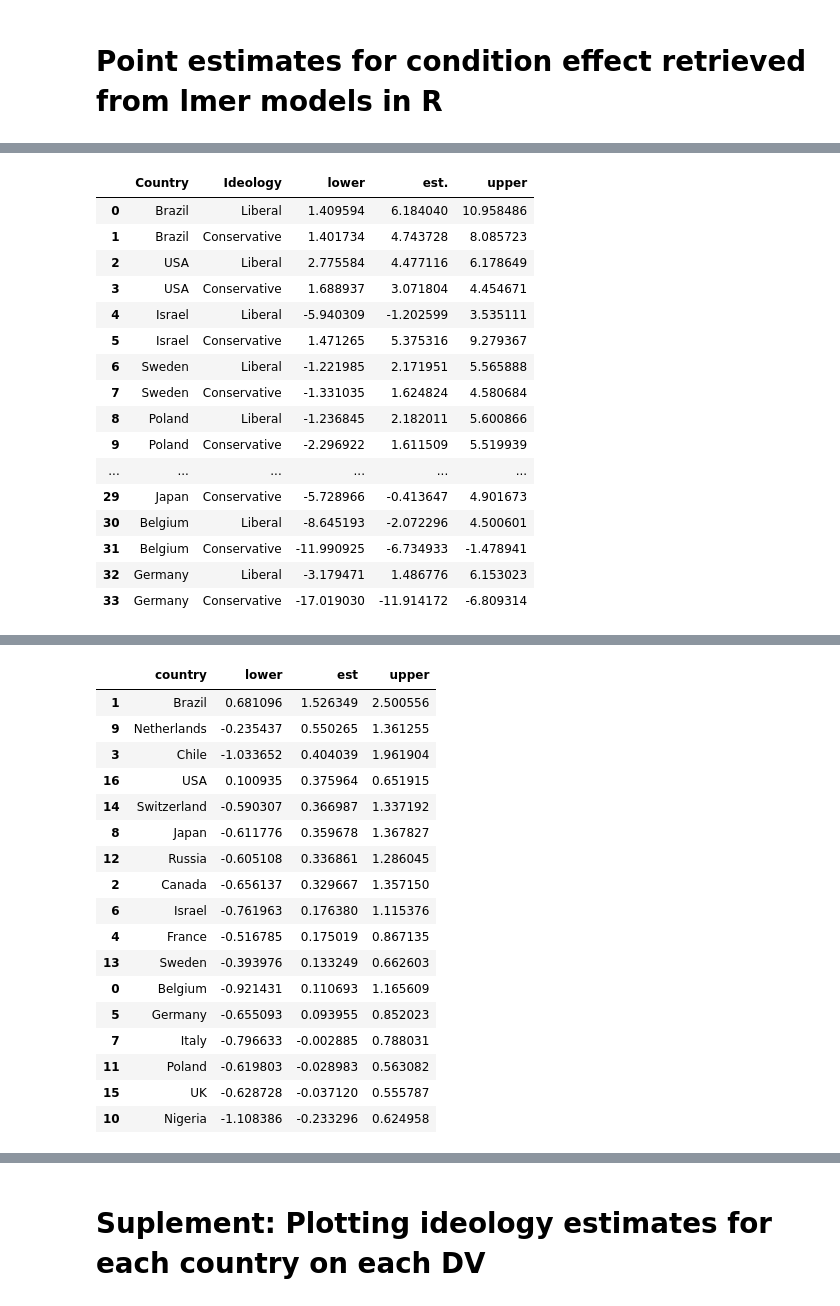
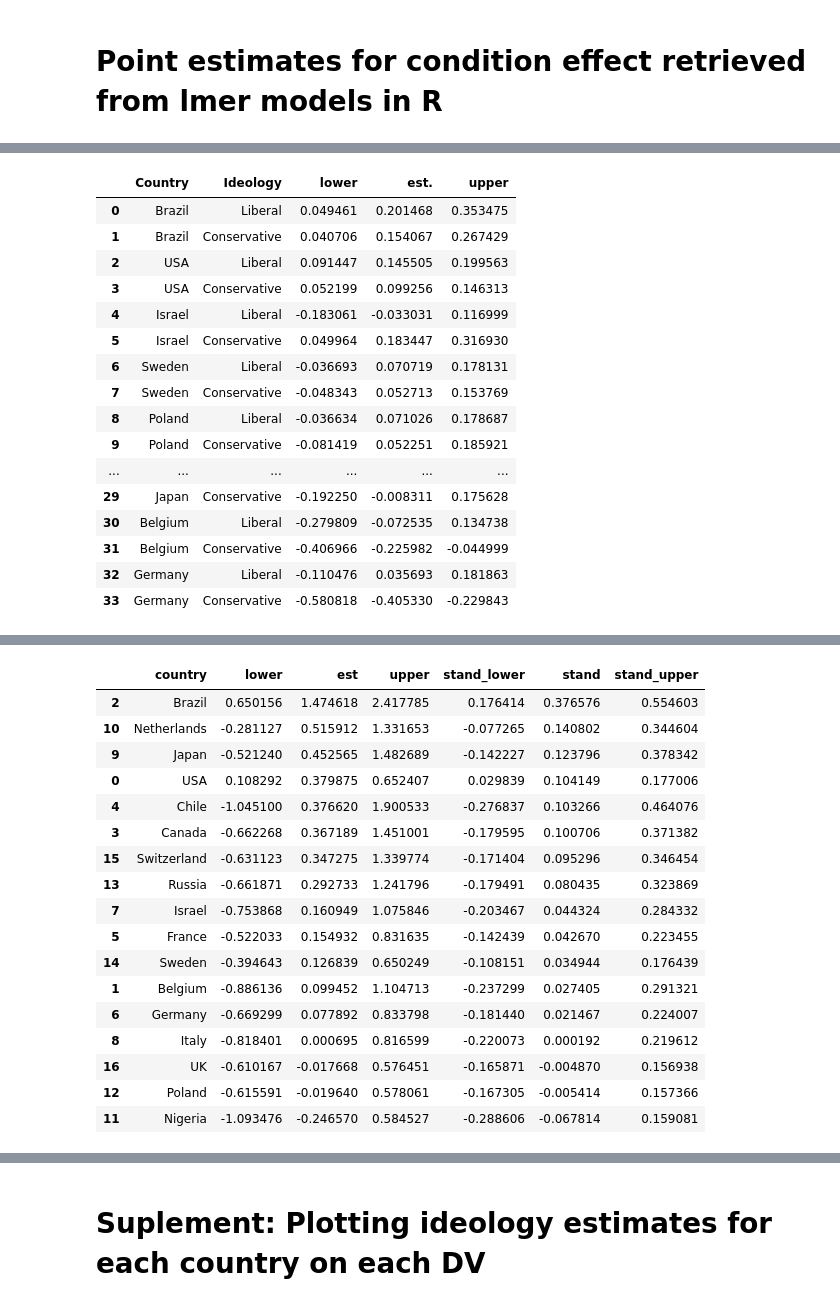
Before and after one commit to katherineannemason/System-Sanctioned-Change, a Jupyter notebook: 17 Country Analyses/Syst_Sanct_PointPlots.ipynb, the cells around one changed output, grey strips where cells are left out. Drawn from its saved outputs; the diff is of its cells as text; code cells hidden in the pictures.

```diff
--- a/17 Country Analyses/Syst_Sanct_PointPlots.ipynb
+++ b/17 Country Analyses/Syst_Sanct_PointPlots.ipynb
@@ -277,26 +280,26 @@ plt.show()
 # %%
 # Policy with ideology included
 
-Lib_Con_Policy = pd.read_excel("Lib_Con_Policy.xlsx")
+Lib_Con_Policy = pd.read_csv("Lib_Con_Policy_Stand.csv")
 Lib_Con_Policy
 # %% [output]
 |  | Country | Ideology | lower | est. | upper |
-| 0 | Brazil | Liberal | 1.409594 | 6.184040 | 10.958486 |
-| 1 | Brazil | Conservative | 1.401734 | 4.743728 | 8.085723 |
-| 2 | USA | Liberal | 2.775584 | 4.477116 | 6.178649 |
-| 3 | USA | Conservative | 1.688937 | 3.071804 | 4.454671 |
-| 4 | Israel | Liberal | -5.940309 | -1.202599 | 3.535111 |
-| 5 | Israel | Conservative | 1.471265 | 5.375316 | 9.279367 |
-| 6 | Sweden | Liberal | -1.221985 | 2.171951 | 5.565888 |
-| 7 | Sweden | Conservative | -1.331035 | 1.624824 | 4.580684 |
-| 8 | Poland | Liberal | -1.236845 | 2.182011 | 5.600866 |
-| 9 | Poland | Conservative | -2.296922 | 1.611509 | 5.519939 |
+| 0 | Brazil | Liberal | 0.049461 | 0.201468 | 0.353475 |
+| 1 | Brazil | Conservative | 0.040706 | 0.154067 | 0.267429 |
+| 2 | USA | Liberal | 0.091447 | 0.145505 | 0.199563 |
+| 3 | USA | Conservative | 0.052199 | 0.099256 | 0.146313 |
+| 4 | Israel | Liberal | -0.183061 | -0.033031 | 0.116999 |
+| 5 | Israel | Conservative | 0.049964 | 0.183447 | 0.316930 |
+| 6 | Sweden | Liberal | -0.036693 | 0.070719 | 0.178131 |
+| 7 | Sweden | Conservative | -0.048343 | 0.052713 | 0.153769 |
+| 8 | Poland | Liberal | -0.036634 | 0.071026 | 0.178687 |
+| 9 | Poland | Conservative | -0.081419 | 0.052251 | 0.185921 |
 | ... | ... | ... | ... | ... | ... |
-| 29 | Japan | Conservative | -5.728966 | -0.413647 | 4.901673 |
-| 30 | Belgium | Liberal | -8.645193 | -2.072296 | 4.500601 |
-| 31 | Belgium | Conservative | -11.990925 | -6.734933 | -1.478941 |
-| 32 | Germany | Liberal | -3.179471 | 1.486776 | 6.153023 |
-| 33 | Germany | Conservative | -17.019030 | -11.914172 | -6.809314 |
+| 29 | Japan | Conservative | -0.192250 | -0.008311 | 0.175628 |
+| 30 | Belgium | Liberal | -0.279809 | -0.072535 | 0.134738 |
+| 31 | Belgium | Conservative | -0.406966 | -0.225982 | -0.044999 |
+| 32 | Germany | Liberal | -0.110476 | 0.035693 | 0.181863 |
+| 33 | Germany | Conservative | -0.580818 | -0.405330 | -0.229843 |
 # %%
 # Point plot using exact estimates + CIs from lmer models. Includes ideology.
 
@@ -366,31 +367,31 @@ plt.show()
 # %%
 # Import the sharing point estimates
 
-share_est = pd.read_excel("All_Cond_Estimates_Share.xlsx")
+share_est = pd.read_csv("All_Cond_Estimates_Share_Stand.csv")
 
 # Sort by descending
 
 share_est = share_est.sort_values(by=['est'], ascending=False)
 share_est
 # %% [output]
-|  | country | lower | est | upper |
-| 1 | Brazil | 0.681096 | 1.526349 | 2.500556 |
-| 9 | Netherlands | -0.235437 | 0.550265 | 1.361255 |
-| 3 | Chile | -1.033652 | 0.404039 | 1.961904 |
-| 16 | USA | 0.100935 | 0.375964 | 0.651915 |
-| 14 | Switzerland | -0.590307 | 0.366987 | 1.337192 |
-| 8 | Japan | -0.611776 | 0.359678 | 1.367827 |
-| 12 | Russia | -0.605108 | 0.336861 | 1.286045 |
-| 2 | Canada | -0.656137 | 0.329667 | 1.357150 |
-| 6 | Israel | -0.761963 | 0.176380 | 1.115376 |
-| 4 | France | -0.516785 | 0.175019 | 0.867135 |
-| 13 | Sweden | -0.393976 | 0.133249 | 0.662603 |
-| 0 | Belgium | -0.921431 | 0.110693 | 1.165609 |
-| 5 | Germany | -0.655093 | 0.093955 | 0.852023 |
-| 7 | Italy | -0.796633 | -0.002885 | 0.788031 |
-| 11 | Poland | -0.619803 | -0.028983 | 0.563082 |
-| 15 | UK | -0.628728 | -0.037120 | 0.555787 |
-| 10 | Nigeria | -1.108386 | -0.233296 | 0.624958 |
+|  | country | lower | est | upper | stand_lower | stand | stand_upper |
+| 2 | Brazil | 0.650156 | 1.474618 | 2.417785 | 0.176414 | 0.376576 | 0.554603 |
+| 10 | Netherlands | -0.281127 | 0.515912 | 1.331653 | -0.077265 | 0.140802 | 0.344604 |
+| 9 | Japan | -0.521240 | 0.452565 | 1.482689 | -0.142227 | 0.123796 | 0.378342 |
+| 0 | USA | 0.108292 | 0.379875 | 0.652407 | 0.029839 | 0.104149 | 0.177006 |
+| 4 | Chile | -1.045100 | 0.376620 | 1.900533 | -0.276837 | 0.103266 | 0.464076 |
+| 3 | Canada | -0.662268 | 0.367189 | 1.451001 | -0.179595 | 0.100706 | 0.371382 |
+| 15 | Switzerland | -0.631123 | 0.347275 | 1.339774 | -0.171404 | 0.095296 | 0.346454 |
+| 13 | Russia | -0.661871 | 0.292733 | 1.241796 | -0.179491 | 0.080435 | 0.323869 |
+| 7 | Israel | -0.753868 | 0.160949 | 1.075846 | -0.203467 | 0.044324 | 0.284332 |
+| 5 | France | -0.522033 | 0.154932 | 0.831635 | -0.142439 | 0.042670 | 0.223455 |
+| 14 | Sweden | -0.394643 | 0.126839 | 0.650249 | -0.108151 | 0.034944 | 0.176439 |
+| 1 | Belgium | -0.886136 | 0.099452 | 1.104713 | -0.237299 | 0.027405 | 0.291321 |
+| 6 | Germany | -0.669299 | 0.077892 | 0.833798 | -0.181440 | 0.021467 | 0.224007 |
+| 8 | Italy | -0.818401 | 0.000695 | 0.816599 | -0.220073 | 0.000192 | 0.219612 |
+| 16 | UK | -0.610167 | -0.017668 | 0.576451 | -0.165871 | -0.004870 | 0.156938 |
+| 12 | Poland | -0.615591 | -0.019640 | 0.578061 | -0.167305 | -0.005414 | 0.157366 |
+| 11 | Nigeria | -1.093476 | -0.246570 | 0.584527 | -0.288606 | -0.067814 | 0.159081 |
 # %%
 # Point plot using estimates + CIs from lmer models.
 
```
Also changed, not shown: parts of 52 cells of this notebook, 23 other files.
